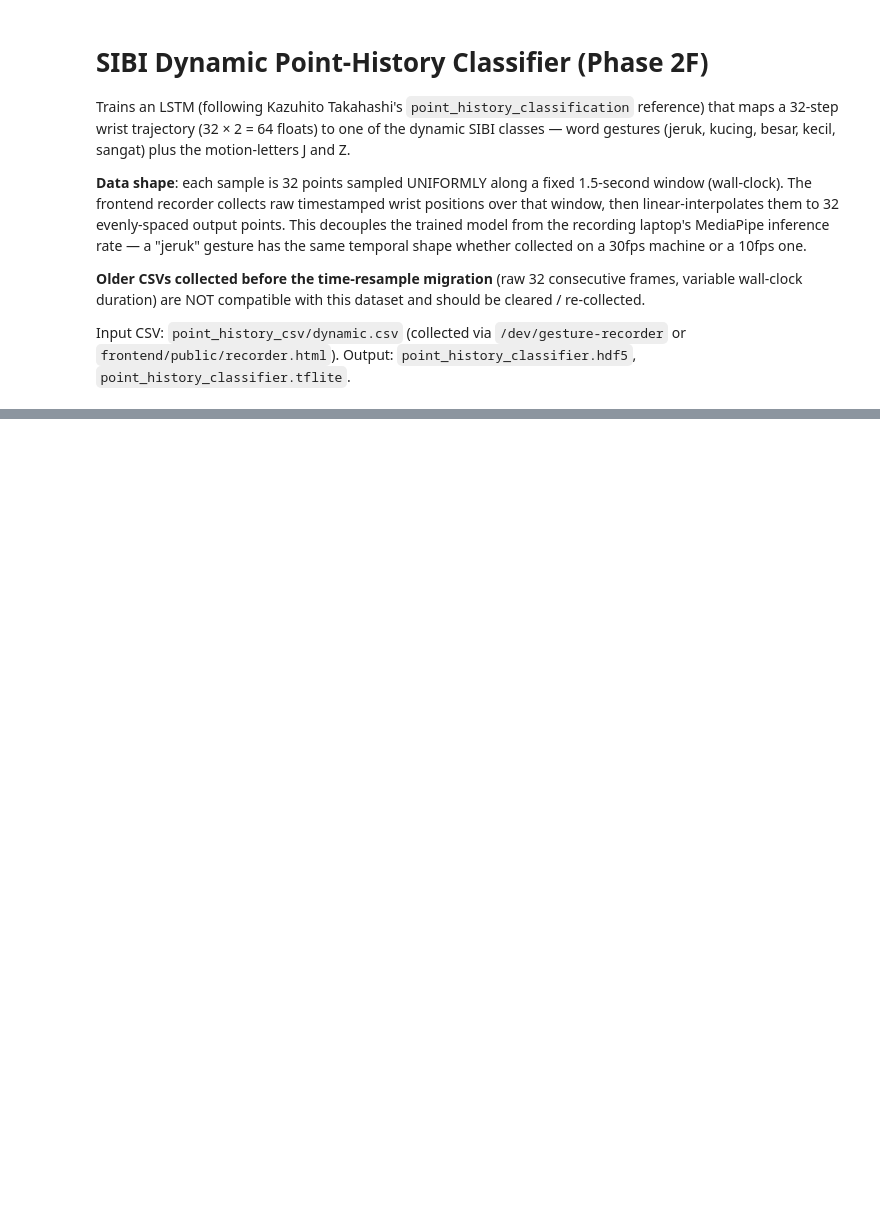
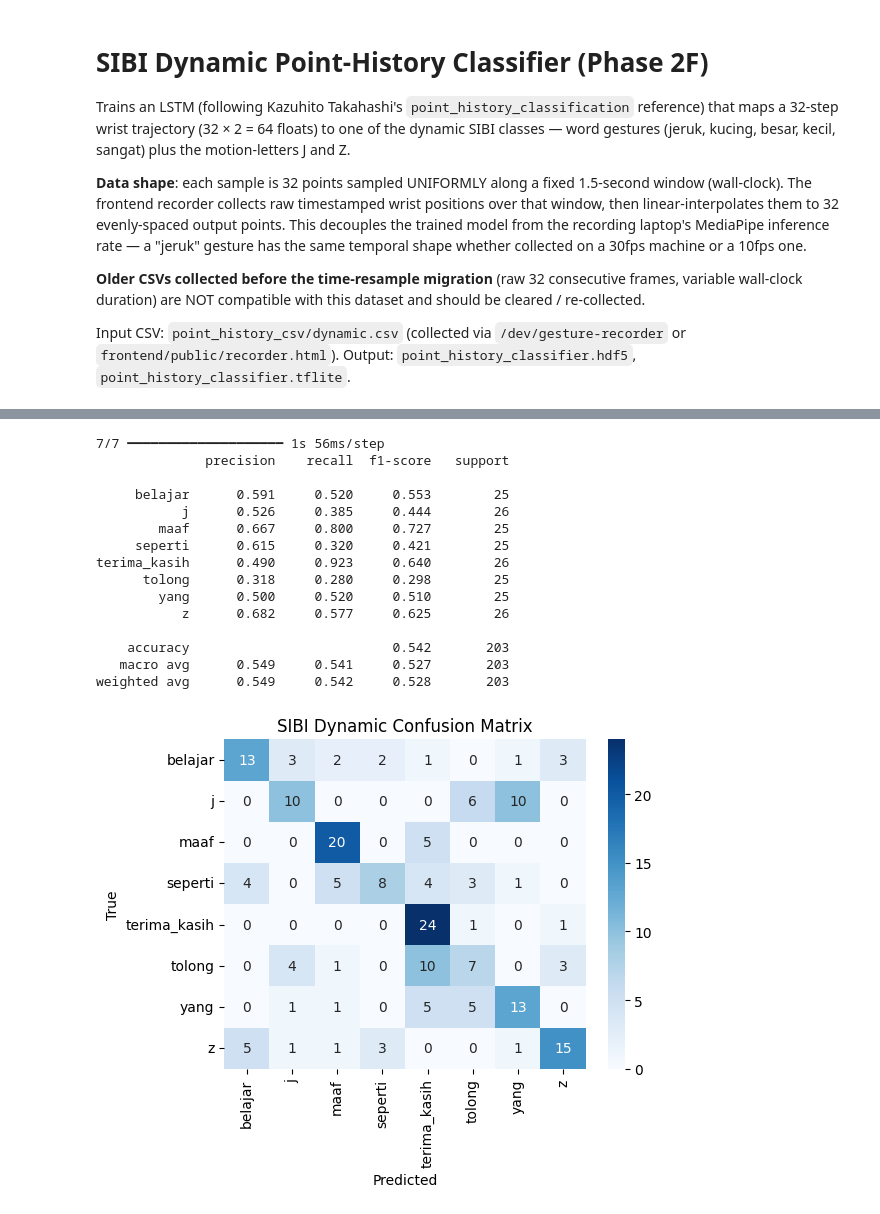
Before and after one commit to ArielSulton/tanya-tangan-ai, a Jupyter notebook: training/train_dynamic.ipynb, the cells around one changed output, grey strips where cells are left out. Saved outputs shown, nothing was run; the diff lists cells and outputs as text; code cells hidden in the pictures; blank space fills up the shorter version.

```diff
--- a/training/train_dynamic.ipynb
+++ b/training/train_dynamic.ipynb
@@ -11,6 +11,13 @@ Input CSV: `point_history_csv/dynamic.csv` (collected via `/dev/gesture-recorder
 Output: `point_history_classifier.hdf5`, `point_history_classifier.tflite`.
 # %%
 import csv
+import os
+# Cap TF native threads BEFORE importing tf — improves stability on
+# weaker CPUs. Required env vars are read only at first import.
+os.environ.setdefault('TF_NUM_INTEROP_THREADS', '2')
+os.environ.setdefault('TF_NUM_INTRAOP_THREADS', '4')
+os.environ.setdefault('TF_CPP_MIN_LOG_LEVEL', '2')  # silence INFO/WARN
+
 import numpy as np
 import pandas as pd
 import tensorflow as tf
@@ -20,24 +27,33 @@ import matplotlib.pyplot as plt
 import seaborn as sns
 
 RANDOM_SEED = 42
-# 5 word gestures + 2 motion-letters (J, Z) = 7 dynamic classes.
-NUM_CLASSES = 7
 FEATURE_LENGTH = 64  # 32 frames * 2 coords (must match DYNAMIC_HISTORY_SIZE in frontend recording/types.ts)
 CSV_PATH = 'point_history_csv/dynamic.csv'
 LABEL_CSV_PATH = 'point_history_csv/dynamic_label.csv'
-TFLITE_PATH = 'point_history_classifier.tflite'
-HDF5_PATH = 'point_history_classifier.hdf5'
+MODEL_PATH = 'point_history_classifier.keras'
+# SavedModel dir is what convert_to_tfjs.sh consumes. We skip the .tflite
+# intermediate because TFLiteConverter crashes on LSTM in some TF 2.16+
+# envs — SavedModel → TFJS path doesn't hit that bug.
+SAVED_MODEL_DIR = 'point_history_classifier_saved_model'
 # %%
 df = pd.read_csv(CSV_PATH)
 print(f'Total samples: {len(df)}')
 print(f'Samples per class:\n{df["label"].value_counts()}')
 
-labels = pd.read_csv(LABEL_CSV_PATH, header=None)[0].tolist()
+# Derive label set + NUM_CLASSES from the actual data instead of a hardcoded
+# constant — sorted for stable argmax-index mapping across runs. Writes back
+# to LABEL_CSV_PATH so convert_to_tfjs.sh emits a labels.json that matches
+# the trained model's softmax order.
+labels = sorted(df['label'].astype(str).unique().tolist())
+NUM_CLASSES = len(labels)
+print(f'Derived {NUM_CLASSES} classes from data: {labels}')
+
+pd.Series(labels).to_csv(LABEL_CSV_PATH, index=False, header=False)
+print(f'Wrote {LABEL_CSV_PATH} with {NUM_CLASSES} class names.')
+
 label_to_idx = {l: i for i, l in enumerate(labels)}
-assert len(labels) == NUM_CLASSES
-
 X = df.iloc[:, 1:].astype(np.float32).values
 y_strings = df['label'].astype(str).values
 y = np.array([label_to_idx[l] for l in y_strings], dtype=np.int32)
-assert X.shape[1] == FEATURE_LENGTH
+assert X.shape[1] == FEATURE_LENGTH, f'Expected {FEATURE_LENGTH} features, got {X.shape[1]}'
 print(f'X shape: {X.shape}, y shape: {y.shape}')
@@ -87,14 +161,31 @@ history = model.fit(
 # %%
-model = tf.keras.models.load_model(HDF5_PATH)
+model = tf.keras.models.load_model(MODEL_PATH)
 y_pred = np.argmax(model.predict(X_test), axis=1)
 
 print(classification_report(y_test, y_pred, target_names=labels, digits=3))
 
 cm = confusion_matrix(y_test, y_pred)
 plt.figure(figsize=(6, 5))
 sns.heatmap(cm, annot=True, fmt='d', xticklabels=labels, yticklabels=labels, cmap='Blues')
 plt.xlabel('Predicted')
 plt.ylabel('True')
 plt.title('SIBI Dynamic Confusion Matrix')
 plt.tight_layout()
 plt.show()
+# %% [output]
+7/7 ━━━━━━━━━━━━━━━━━━━━ 1s 56ms/step
+              precision    recall  f1-score   support
+
+     belajar      0.591     0.520     0.553        25
+           j      0.526     0.385     0.444        26
+        maaf      0.667     0.800     0.727        25
+     seperti      0.615     0.320     0.421        25
+terima_kasih      0.490     0.923     0.640        26
+      tolong      0.318     0.280     0.298        25
+        yang      0.500     0.520     0.510        25
+           z      0.682     0.577     0.625        26
+
+    accuracy                          0.542       203
+   macro avg      0.549     0.541     0.527       203
+weighted avg      0.549     0.542     0.528       203
+[figure, added]
```
Also changed, not shown: parts of 6 cells of this notebook, 19 other files.
